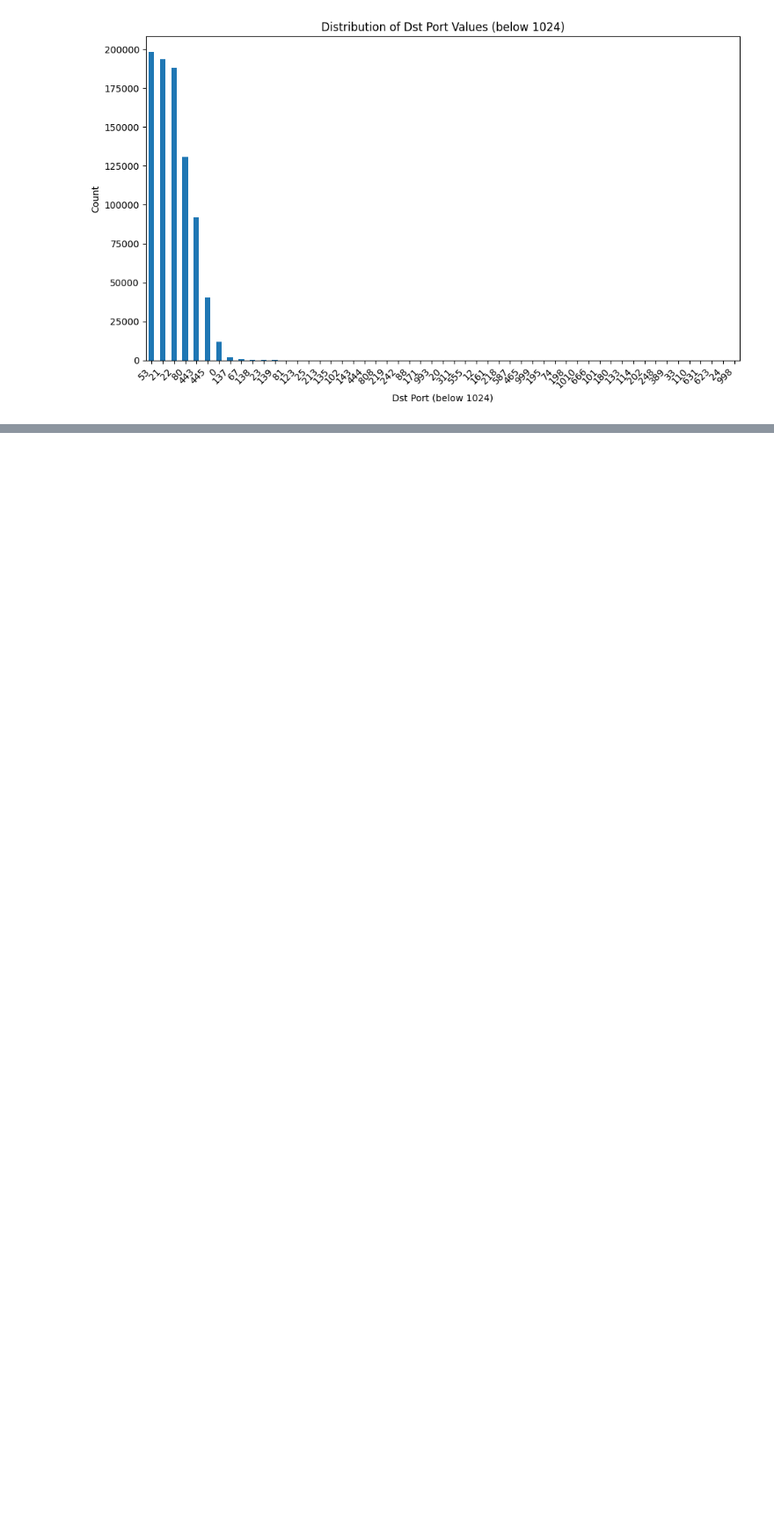
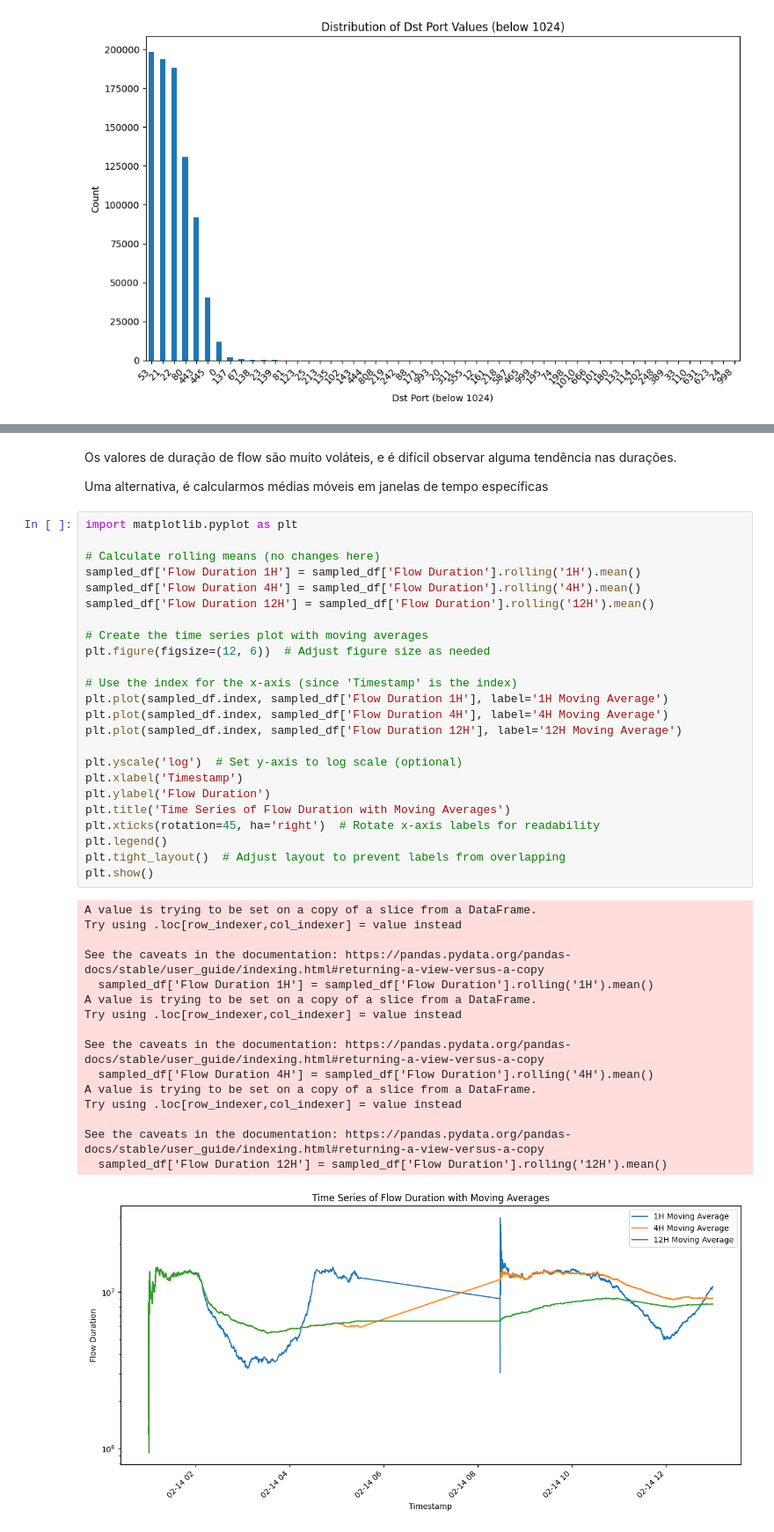
Before and after one commit to danielnering/AFD_AnaliseDados, a Jupyter notebook: DDoS_Analysis.ipynb, the cells around one changed output, grey strips where cells are left out. Shown at 88% size. Cells and saved outputs as stored; diff of their text form; blank space fills up the shorter version.

```diff
--- a/DDoS_Analysis.ipynb
+++ b/DDoS_Analysis.ipynb
@@ -125,0 +173,45 @@ See the caveats in the documentation: https://pandas.pydata.org/pandas-docs/stab
+# %% [markdown]
+Os valores de duração de flow são muito voláteis, e é difícil observar alguma tendência nas durações.
+
+Uma alternativa, é calcularmos médias móveis em janelas de tempo específicas
+# %%
+import matplotlib.pyplot as plt
+
+# Calculate rolling means (no changes here)
+sampled_df['Flow Duration 1H'] = sampled_df['Flow Duration'].rolling('1H').mean()
+sampled_df['Flow Duration 4H'] = sampled_df['Flow Duration'].rolling('4H').mean()
+sampled_df['Flow Duration 12H'] = sampled_df['Flow Duration'].rolling('12H').mean()
+
+# Create the time series plot with moving averages
+plt.figure(figsize=(12, 6))  # Adjust figure size as needed
+
+# Use the index for the x-axis (since 'Timestamp' is the index)
+plt.plot(sampled_df.index, sampled_df['Flow Duration 1H'], label='1H Moving Average')
+plt.plot(sampled_df.index, sampled_df['Flow Duration 4H'], label='4H Moving Average')
+plt.plot(sampled_df.index, sampled_df['Flow Duration 12H'], label='12H Moving Average')
+
+plt.yscale('log')  # Set y-axis to log scale (optional)
+plt.xlabel('Timestamp')
+plt.ylabel('Flow Duration')
+plt.title('Time Series of Flow Duration with Moving Averages')
+plt.xticks(rotation=45, ha='right')  # Rotate x-axis labels for readability
+plt.legend()
+plt.tight_layout()  # Adjust layout to prevent labels from overlapping
+plt.show()
+# %% [output]
+A value is trying to be set on a copy of a slice from a DataFrame.
+Try using .loc[row_indexer,col_indexer] = value instead
+
+See the caveats in the documentation: https://pandas.pydata.org/pandas-docs/stable/user_guide/indexing.html#returning-a-view-versus-a-copy
+  sampled_df['Flow Duration 1H'] = sampled_df['Flow Duration'].rolling('1H').mean()
+A value is trying to be set on a copy of a slice from a DataFrame.
+Try using .loc[row_indexer,col_indexer] = value instead
+
+See the caveats in the documentation: https://pandas.pydata.org/pandas-docs/stable/user_guide/indexing.html#returning-a-view-versus-a-copy
+  sampled_df['Flow Duration 4H'] = sampled_df['Flow Duration'].rolling('4H').mean()
+A value is trying to be set on a copy of a slice from a DataFrame.
+Try using .loc[row_indexer,col_indexer] = value instead
+
+See the caveats in the documentation: https://pandas.pydata.org/pandas-docs/stable/user_guide/indexing.html#returning-a-view-versus-a-copy
+  sampled_df['Flow Duration 12H'] = sampled_df['Flow Duration'].rolling('12H').mean()
+[figure, added]
```
Also changed, not shown: parts of 9 cells of this notebook.
